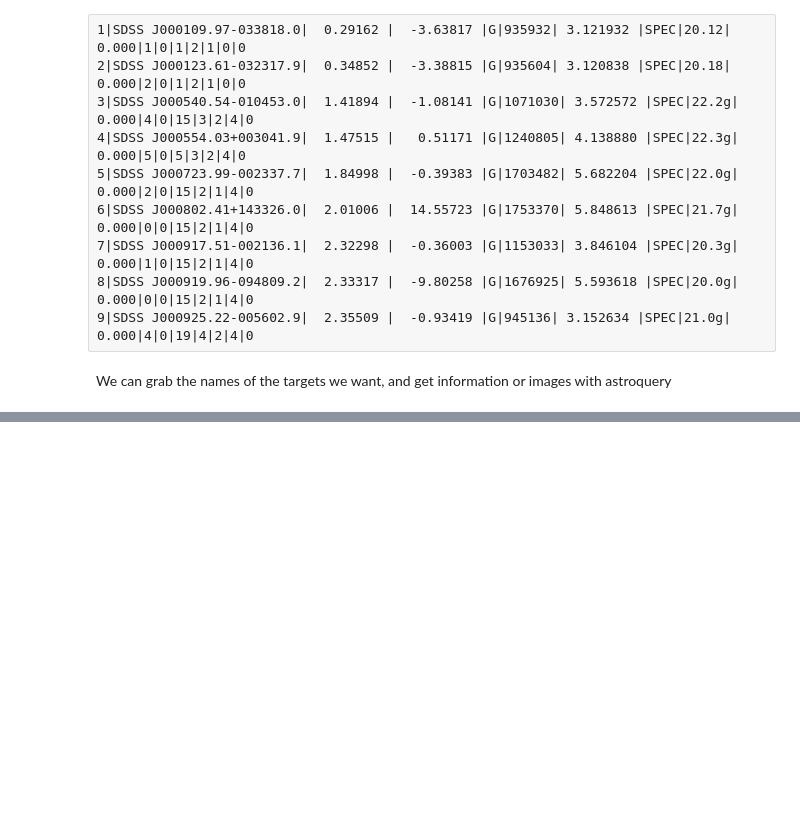
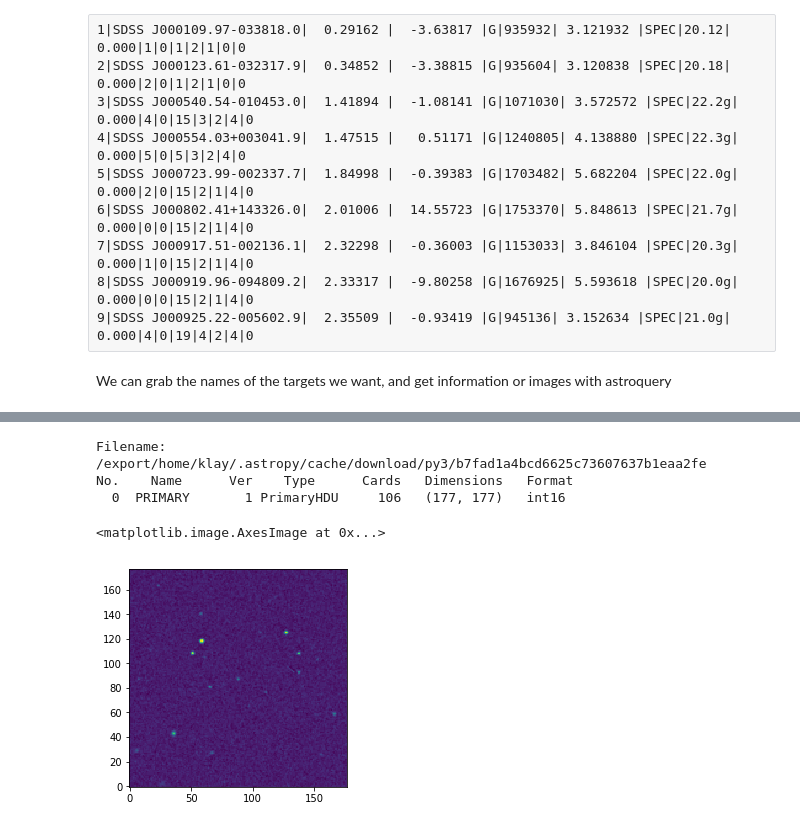
Before and after one commit to klaykulik/galaxyCNN, a Jupyter notebook: astroquery_basics.ipynb, the cells around one changed output, grey strips where cells are left out. Drawn from its saved outputs; the diff is of its cells as text; code cells hidden in the pictures; blank space fills up the shorter version.

```diff
--- a/astroquery_basics.ipynb
+++ b/astroquery_basics.ipynb
@@ -85,2 +91,16 @@ image_list
 # %%
 Then we can do Data Science!
+# %%
+from astropy.io import fits
+import matplotlib.pyplot as plt
+moment = fits.open(image_list[0])
+moment.info()
+data = moment[0].data
+plt.imshow(data, origin='lower')
+# plt.show()
+# %% [output]
+Filename: /export/home/klay/.astropy/cache/download/py3/b7fad1a4bcd6625c73607637b1eaa2fe
+No.    Name      Ver    Type      Cards   Dimensions   Format
+  0  PRIMARY       1 PrimaryHDU     106   (177, 177)   int16
+<matplotlib.image.AxesImage at 0x...>
+[figure, added]
```
Also changed, not shown: parts of 3 cells of this notebook.
